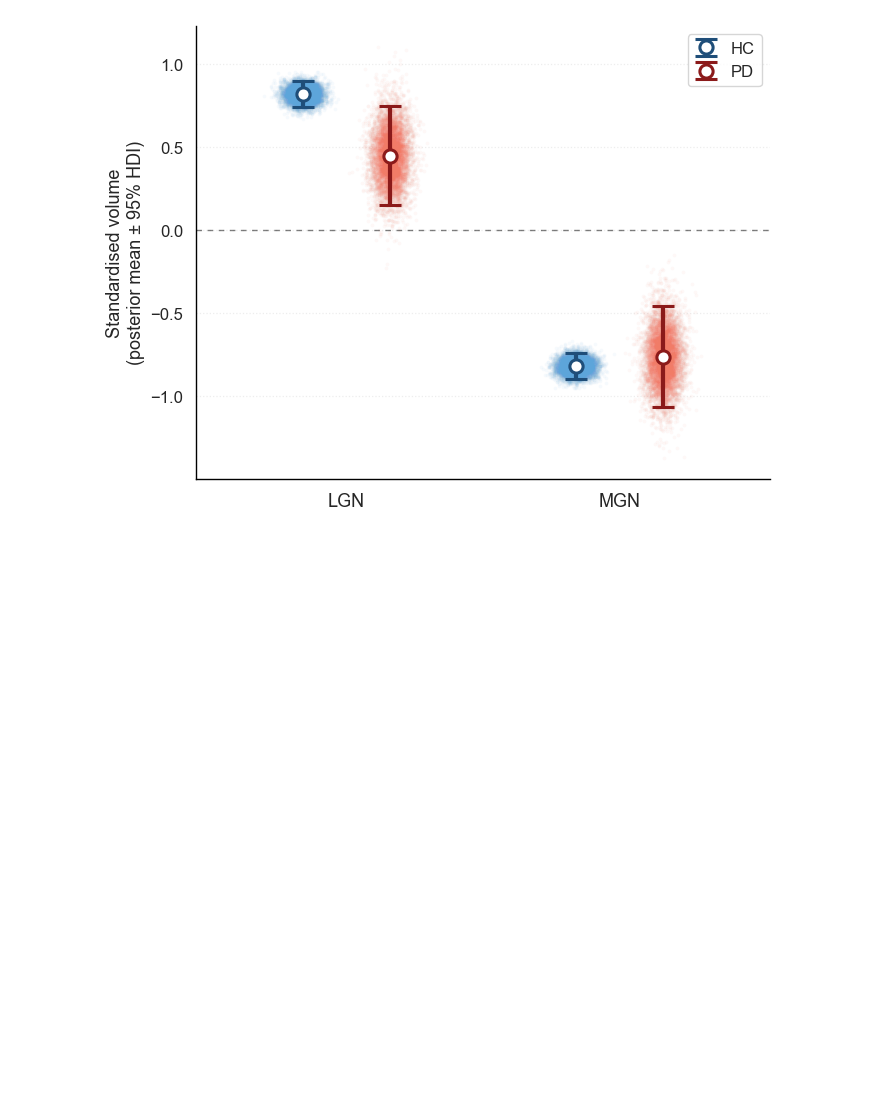
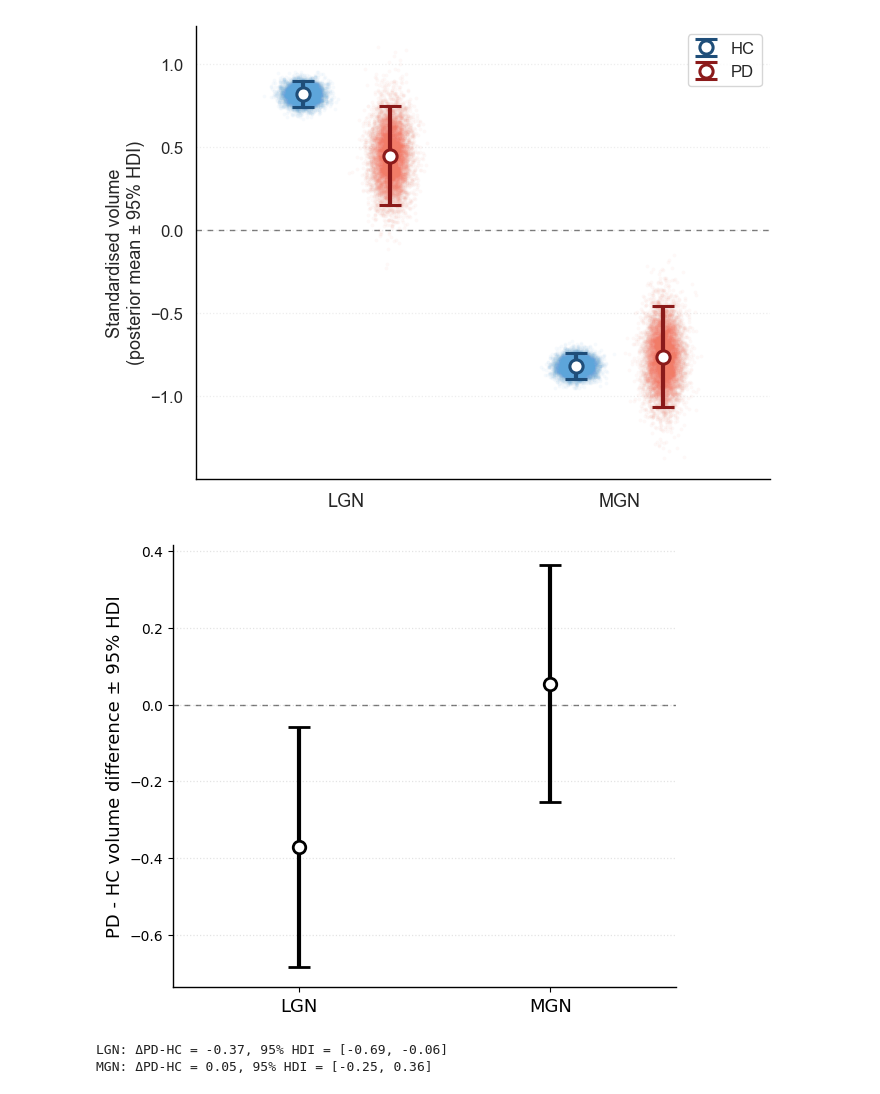
Before and after one commit to AidPol/LGN-MGN-analysis, a Jupyter notebook: analysis_code.ipynb, the cells around one changed output. Cells and saved outputs as stored; diff of their text form; code cells hidden in the pictures; blank space fills up the shorter version.

```diff
--- a/analysis_code.ipynb
+++ b/analysis_code.ipynb
@@ -484,3 +484,68 @@ plt.tight_layout()
 plt.show()
 # %% [output]
 [figure]
+# %%
+# ---- posterior samples ----
+g = posterior["beta_group"]
+s = posterior["beta_struct"]
+gs = posterior["beta_gs"]
+
+# effect coding
+structure_vals = {"LGN": -0.5, "MGN": 0.5}
+
+# ---- compute PD-HC posterior for each structure ----
+delta_posterior = {}
+for struct_name, S in structure_vals.items():
+    delta_samples = g * (1 - 0) + gs * (1 - 0) * S  # PD-HC = g + gs*S
+    delta_posterior[struct_name] = delta_samples
+
+# ---- compute means and HDIs ----
+summary = {}
+for struct, samples in delta_posterior.items():
+    mean = np.mean(samples)
+    hdi_low, hdi_high = np.percentile(samples, [2.5, 97.5])
+    summary[struct] = {"mean": mean, "hdi": (hdi_low, hdi_high)}
+
+# ---- plotting ----
+fig, ax = plt.subplots(figsize=(6, 5))
+
+x = np.arange(len(structure_vals))
+xticks = list(structure_vals.keys())
+delta_means = [summary[s]["mean"] for s in xticks]
+delta_err = [[summary[s]["mean"] - summary[s]["hdi"][0] for s in xticks],
+             [summary[s]["hdi"][1] - summary[s]["mean"] for s in xticks]]
+'''
+# scatter posterior samples lightly
+for i, struct in enumerate(xticks):
+    ax.scatter(np.random.normal(x[i], 0.02, size=delta_posterior[struct].size),
+               delta_posterior[struct], color="#F17C67", alpha=0.05, s=7)
+'''
+# plot mean ± 95% HDI
+ax.errorbar(x, delta_means, yerr=delta_err, fmt="o", color="black",
+            ecolor="black", capsize=8, markersize=9, linewidth=3,
+            markerfacecolor="white", markeredgewidth=2)
+
+# reference line at 0
+ax.axhline(0, color="black", linestyle=(0, (4, 4)), linewidth=1, alpha=0.5)
+
+# axes & labels
+ax.set_xticks(x)
+ax.set_xticklabels(xticks, fontsize=13)
+ax.set_ylabel("PD - HC volume difference ± 95% HDI", fontsize=13)
+ax.set_xlim(-0.5, len(x)-0.5)
+ax.grid(axis="y", linestyle=':', linewidth=0.9, alpha=0.35)
+ax.set_axisbelow(True)
+ax.spines["top"].set_visible(False)
+ax.spines["right"].set_visible(False)
+ax.spines["left"].set_linewidth(1)
+ax.spines["bottom"].set_linewidth(1)
+
+plt.tight_layout()
+plt.show()
+
+for struct, stats in summary.items():
+    print(f"{struct}: ΔPD-HC = {stats['mean']:.2f}, 95% HDI = [{stats['hdi'][0]:.2f}, {stats['hdi'][1]:.2f}]")
+# %% [output]
+[figure, added]
+LGN: ΔPD-HC = -0.37, 95% HDI = [-0.69, -0.06]
+MGN: ΔPD-HC = 0.05, 95% HDI = [-0.25, 0.36]
```
Also changed, not shown: parts of 1 cell of this notebook.
